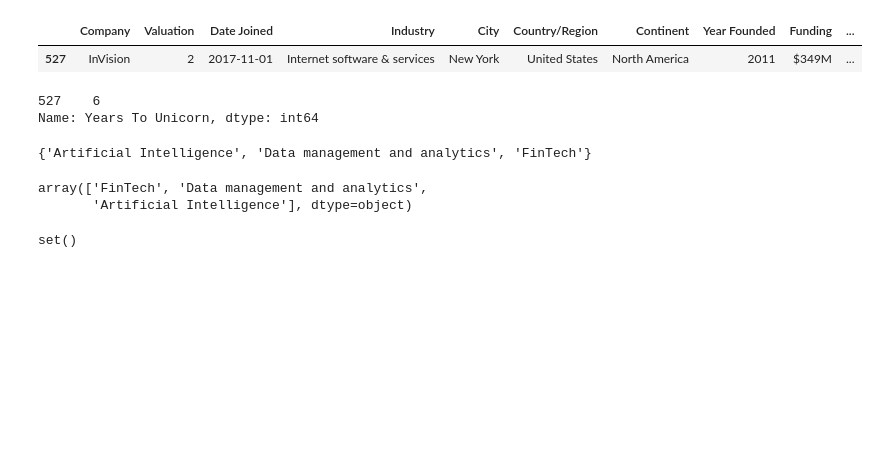
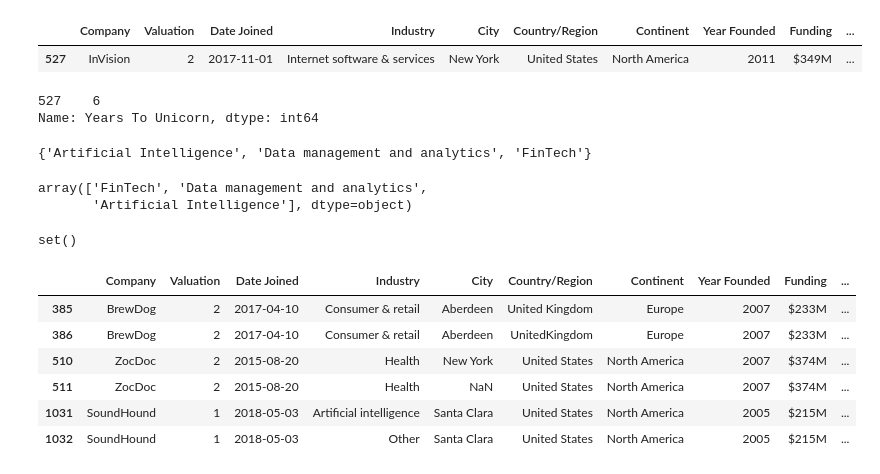
Before and after one commit to yildizramazan/daily-lightning-strikes, a Jupyter notebook: validate-and-clean-data.ipynb, the cells around one changed output. Saved outputs shown, nothing was run; the diff lists cells and outputs as text; code cells hidden in the pictures; blank space fills up the shorter version.

```diff
--- a/validate-and-clean-data.ipynb
+++ b/validate-and-clean-data.ipynb
@@ -138,3 +138,13 @@ companies["Industry"] = companies["Industry"].replace(replacement_dict)
 set(companies['Industry']) - set(industry_list)
 # %% [output]
 set()
+# %%
+companies[companies.duplicated(subset=['Company'], keep=False)]
+# %% [output]
+|  | Company | Valuation | Date Joined | Industry | City | Country/Region | Continent | Year Founded | Funding | ... |
+| 385 | BrewDog | 2 | 2017-04-10 | Consumer & retail | Aberdeen | United Kingdom | Europe | 2007 | $233M | ... |
+| 386 | BrewDog | 2 | 2017-04-10 | Consumer & retail | Aberdeen | UnitedKingdom | Europe | 2007 | $233M | ... |
+| 510 | ZocDoc | 2 | 2015-08-20 | Health | New York | United States | North America | 2007 | $374M | ... |
+| 511 | ZocDoc | 2 | 2015-08-20 | Health | NaN | United States | North America | 2007 | $374M | ... |
+| 1031 | SoundHound | 1 | 2018-05-03 | Artificial intelligence | Santa Clara | United States | North America | 2005 | $215M | ... |
+| 1032 | SoundHound | 1 | 2018-05-03 | Other | Santa Clara | United States | North America | 2005 | $215M | ... |
```
Also changed, not shown: parts of 10 cells of this notebook.
